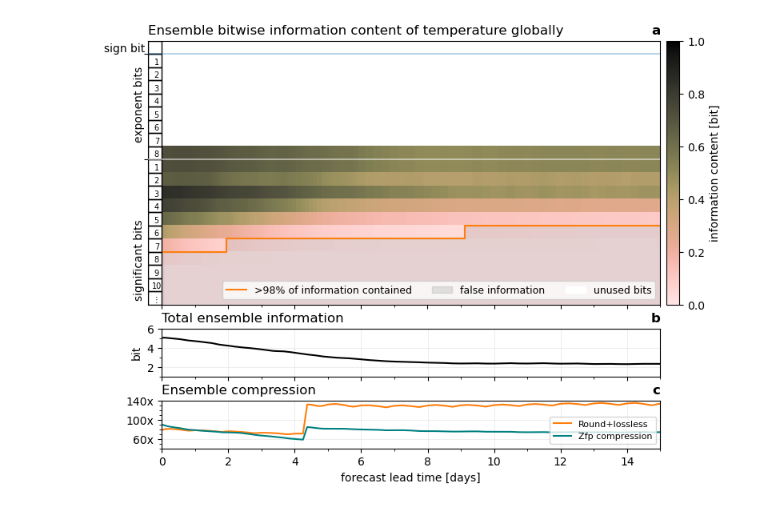
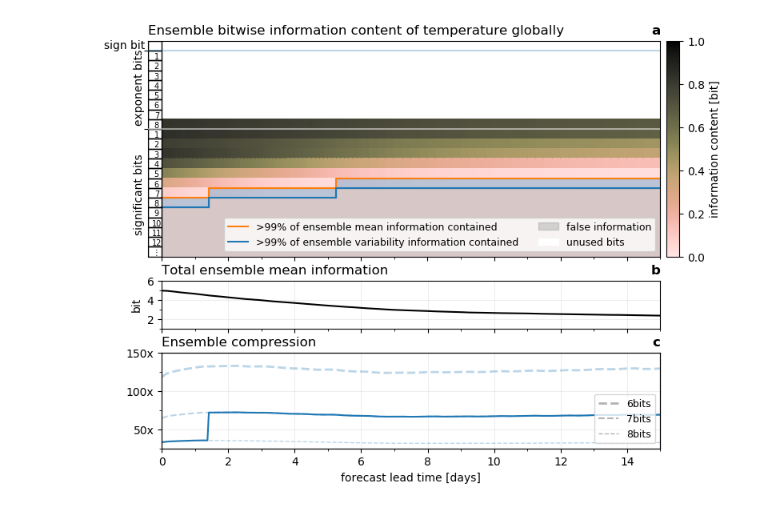
Before and after one commit to ECMWFCode4Earth/Elefridge.jl, a Jupyter notebook: nb/ensemble_plot.ipynb, the cells around one changed output. Saved outputs shown, nothing was run; the diff lists cells and outputs as text; code cells hidden in the pictures.

Commit message:
ensemble compression

```diff
--- a/nb/ensemble_plot.ipynb
+++ b/nb/ensemble_plot.ipynb
@@ -30,9 +23,0 @@ size(BI)
-# %%
-Xzstd1,Xzfp1 = load("/home/milan/analysis/ensemble_compression_1-90.jld2","Xzstd","Xzfp")
-Xzstd2,Xzfp2 = load("/home/milan/analysis/ensemble_compression_90-144.jld2","Xzstd","Xzfp")
-Xzstd3,Xzfp3 = load("/home/milan/analysis/ensemble_compression_150-360.jld2","Xzstd","Xzfp")
-
-Xzstd = vcat(Xzstd1,Xzstd2,Xzstd3)
-Xzfp = vcat(Xzfp1,Xzfp2,Xzfp3)
-
-size(Xzstd)
@@ -41,5 +24,10 @@ size(Xzstd)
 # %%
 # via preserving p amount of information
-p = 0.98
+p = 99
 ntsteps = size(BI)[1]
-bits_with_information = [argmax(cumsum(BI[t,:]) .> p*sum(BI[t,:])) for t in 1:ntsteps];
+bits_with_information = [argmax(cumsum(BI[t,:]) .> (p/100)*sum(BI[t,:])) for t in 1:ntsteps];
+
+# via insignificantly different from 0
+# pmax = maximum(BI[:,22:end])
+# argmin(diff(BI .> pmax,dims=2),dims=2)
+# bits_with_information = [argmin(diff(BI[t,:] .> pmax)) for t in 1:ntsteps];
@@ -52,10 +35,10 @@ bits_with_information = [argmax(cumsum(BI[t,:]) .> p*sum(BI[t,:])) for t in 1:nt
 ## plotting
 fig = figure(figsize=(8,6))
 
-ax1 = fig.add_axes([0.1,0.4,.8,.55])
+ax1 = fig.add_axes([0.1,0.5,.8,.45])
 shortx0 = 0.021
-ax2 = fig.add_axes([0.1+shortx0,0.25,.8-shortx0,.1])
-ax3 = fig.add_axes([0.1+shortx0,0.1,.8-shortx0,.1])
+ax2 = fig.add_axes([0.1+shortx0,0.35,.8-shortx0,.1])
+ax3 = fig.add_axes([0.1+shortx0,0.1,.8-shortx0,.2])
 
 pos = ax1.get_position()
 cax = fig.add_axes([pos.x1+0.01,pos.y0,0.02,pos.y1-pos.y0])
@@ -66,7 +49,7 @@ cmap = ColorMap(ColorSchemes.turku.colors).reversed()
 cmap_array = cmap(0:1/100000:1)
 cmap_array[1,:] = [1,1,1,1]
 
-pcm = ax1.pcolormesh(timevec,bitvec,BInan',vmin=0,vmax=1,shading="nearest";cmap)
+pcm = ax1.pcolormesh(timevec,bitvec .- 0.5,BInan',vmin=0,vmax=1;cmap)
 cbar = colorbar(pcm,cax=cax,orientation="vertical")
 cbar.set_label("information content [bit]")
 
@@ -75,9 +58,13 @@ ax1.axhline(9.5,alpha=.5,lw=1.5,color="w",zorder=10)
 
 # total information
 ax2.plot(timevec,sum(BI,dims=2),"k")
-ax1.fill_between(timevec,32*ones(length(timevec)),0.5 .+ bits_with_information,
-                color="grey",alpha=0.2,step="mid",label="false information")
-ax1.plot(timevec,0.5 .+ bits_with_information,"C1",ds="steps-mid",label=">98% of information contained")
+ax1.fill_between(timevec,32*ones(length(timevec)),1.5 .+ bits_with_information,
+                color="grey",alpha=0.3,step="post",label="false information")
+ax1.fill_between(timevec,1.5 .+ bits_with_information,0.5 .+ bits_with_information,
+                color="C0",alpha=0.3,step="post")
+
+ax1.plot(timevec,0.5 .+ bits_with_information,"C1",ds="steps-post",label=">$p% of ensemble mean information contained")
+ax1.plot(timevec,1.5 .+ bits_with_information,"C0",ds="steps-post",label=">$p% of ensemble variability information contained")
 
 
 # only for legend
@@ -85,12 +72,12 @@ ax1.fill_between([0,0],[0,0],color="w",label="unused bits")
 
 # show bits
 ax1.add_patch(patches.Rectangle((-.4,.5),.4,1,edgecolor="k",fill=false))
-for y in bitvec[2:20]
-    ax1.add_patch(patches.Rectangle((-.4,y-.5),.4,1,edgecolor="k",fill=false))
+for y in bitvec[2:22]
+    ax1.add_patch(patches.Rectangle((-.4,y-.5),.4,1,edgecolor="k",fill=false,zorder=10))
 
     if y < 10
         bit_string = string(y-1)
-    elseif y < 20
+    elseif y < 22
         bit_string = string(y-9)
     else
         bit_string = "⋮"
@@ -100,49 +87,70 @@ for y in bitvec[2:20]
 end
 
 # compression factors
-ax3.plot(timevec,Xzstd,"C1",label="Round+lossless")
-ax3.plot(timevec,Xzfp,"teal",label="Zfp compression")
+bits_with_information[bits_with_information .== 14] .= 15
+
+Xzfp_opt = Xzfp[:,1]
+Xzstd_opt = Xzstd[:,1]
+for (i,bits) in enumerate([7,6,5])
+    w = (bits_with_information .- 9) .== bits
+#     Xzfp_opt[w] = Xzfp[w,i+1]
+    Xzstd_opt[w] = Xzstd[w,i]
+end
+
+ax3.plot(timevec,Xzstd_opt,"C0",label="Round+lossless")
+# ax3.plot(timevec,Xzfp_opt,"teal",label="Zfp compression")
+
+ax3r = ax3.twinx()
+labls = ["6bits","7bits","8bits"]
+for (i,lw) in enumerate([2,1.5,1])
+#     ax3.plot(timevec,Xzfp[:,5-i],"teal",ls="--",lw=lw,alpha=0.3)
+    ax3.plot(timevec,Xzstd[:,4-i],"C0",ls="--",lw=lw,alpha=0.3)
+    ax3r.plot([0,0],[0,0],"grey",ls="--",lw=lw,alpha=0.6,label=labls[i])
+end
 
 ax1.set_title("Ensemble bitwise information content of temperature globally",loc="left")
-ax2.set_title("Total ensemble information",loc="left")
+ax2.set_title("Total ensemble mean information",loc="left")
 ax3.set_title("Ensemble compression",loc="left")
 
 ax1.set_title("a",loc="right",fontweight="bold")
 ax2.set_title("b",loc="right",fontweight="bold")
 ax3.set_title("c",loc="right",fontweight="bold")
-ax1.legend(loc=4,ncol=3,fontsize=9)
-ax3.legend(loc=4,ncol=1,fontsize=8)
+ax1.legend(loc=4,ncol=2,fontsize=9)
+# ax3.legend(loc=2,ncol=1,fontsize=8)
+ax3r.legend(loc=4,ncol=1,fontsize=9)
+ax3r.set_yticks([])
 
 ax1.set_xlim(-.4,360/24)
 ax2.set_xlim(0,360/24)
 ax3.set_xlim(0,360/24)
 
-ax1.set_ylim(20.5,0.5)
+ax1.set_ylim(22.5,0.5)
 ax2.set_ylim(1,6)
-ax3.set_ylim(40,140)
+ymax = 150
+ax3.set_ylim(25,ymax)
 
 ax1.set_yticks([1.5,9.5])
 ax2.set_yticks(2:2:6)
 ax2.set_yticks(1:6,minor=true)
-ax3.set_yticks([60,100,140])
-ax3.set_yticks(40:10:140,minor=true)
+ax3.set_yticks([50,100,150])
+ax3.set_yticks(25:25:ymax,minor=true)
 ax2.set_ylabel("bit")
 ax1.set_yticklabels([])
 ax1.set_xticklabels([])
 ax2.set_xticklabels([])
 ax1.set_xticks(1:15,minor=true)
 ax2.set_xticks(1:15,minor=true)
 ax3.set_xticks(1:15,minor=true)
 ax3.set_xlabel("forecast lead time [days]")
 
 ax2.grid(alpha=.2)
 ax3.grid(alpha=.2)
 
 ax3.yaxis.set_major_formatter(ticker.FormatStrFormatter("%dx"))
 
 ax1.text(-0.5,1.3,"sign bit",ha="right")
-ax1.text(-0.5,8,"exponent bits",rotation=90,ha="right")
+ax1.text(-0.5,8.9,"exponent bits",rotation=90,ha="right")
 ax1.text(-0.5,20,"significant bits",rotation=90,ha="right")
-savefig("../plots/ensemble_information.png")
+savefig("../plots/ensemble_information2.png")
 # %% [output]
-[figure, old version]
+[figure, new version]
```
Also changed, not shown: parts of 7 cells of this notebook, 7 other files.
